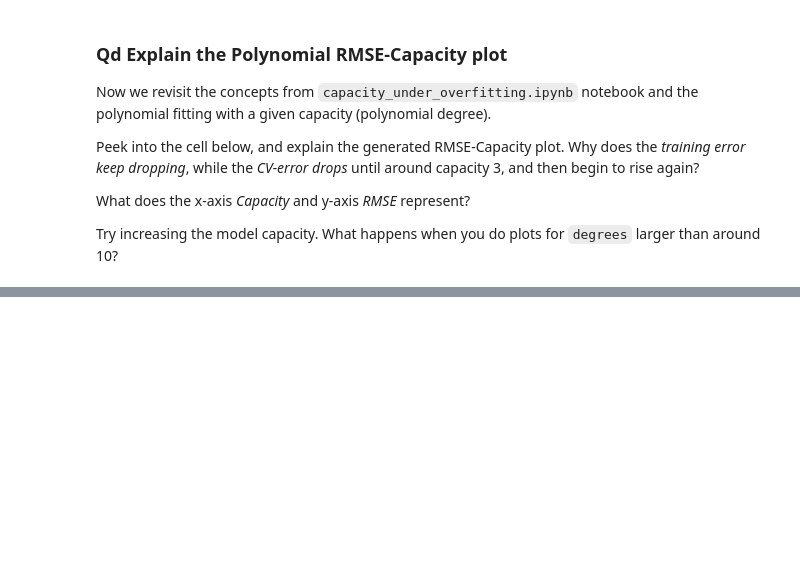
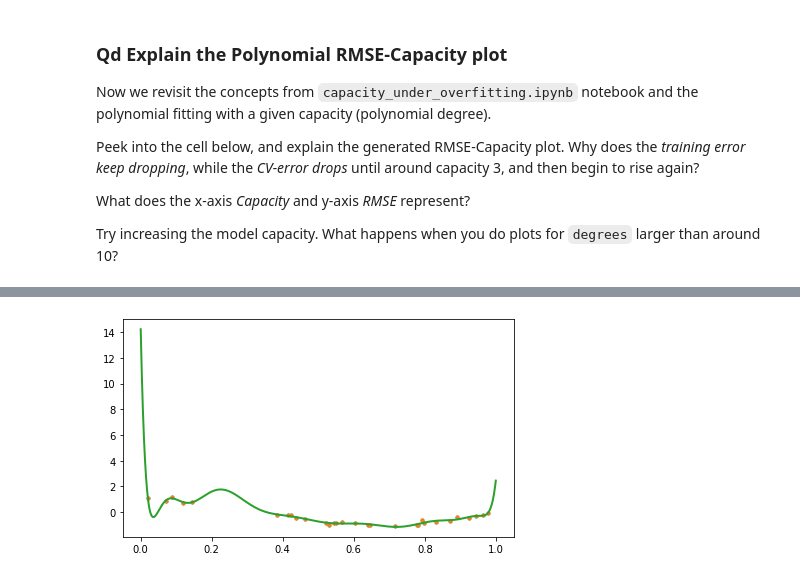
Before and after one commit to HiroshikunDK/MAL_E19, a Jupyter notebook: david/Handin3/L07/generalization_error.ipynb, the cells around one changed output, grey strips where cells are left out. Saved outputs shown, nothing was run; the diff lists cells and outputs as text; code cells hidden in the pictures; blank space fills up the shorter version.

```diff
--- a/david/Handin3/L07/generalization_error.ipynb
+++ b/david/Handin3/L07/generalization_error.ipynb
@@ -286,0 +319,8 @@ print('OK')
+# %%
+plt.figure(figsize=(7,4))
+plt.plot(X, y, ".", linewidth=2, label="training RMSE")
+plt.plot(X, y, ".", linewidth=2, label="training RMSE")
+plt.plot(np.linspace(0,1,1000).reshape(1000, 1),pipeline.predict(np.linspace(0,1,1000).reshape(1000, 1)), "-", linewidth=2, label="training RMSE")
+plt.show()
+# %% [output]
+[figure, added]
```
Also changed, not shown: parts of 5 cells of this notebook.
